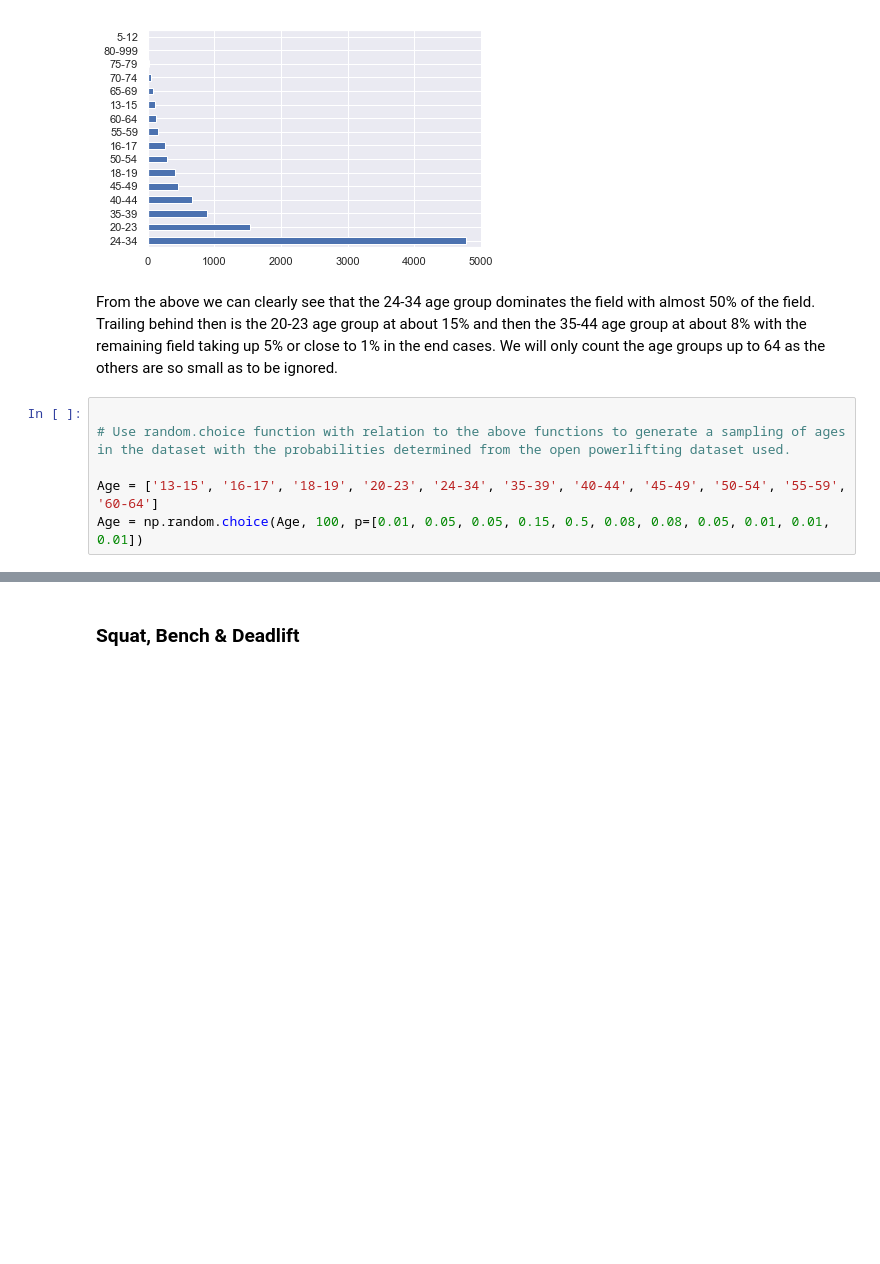
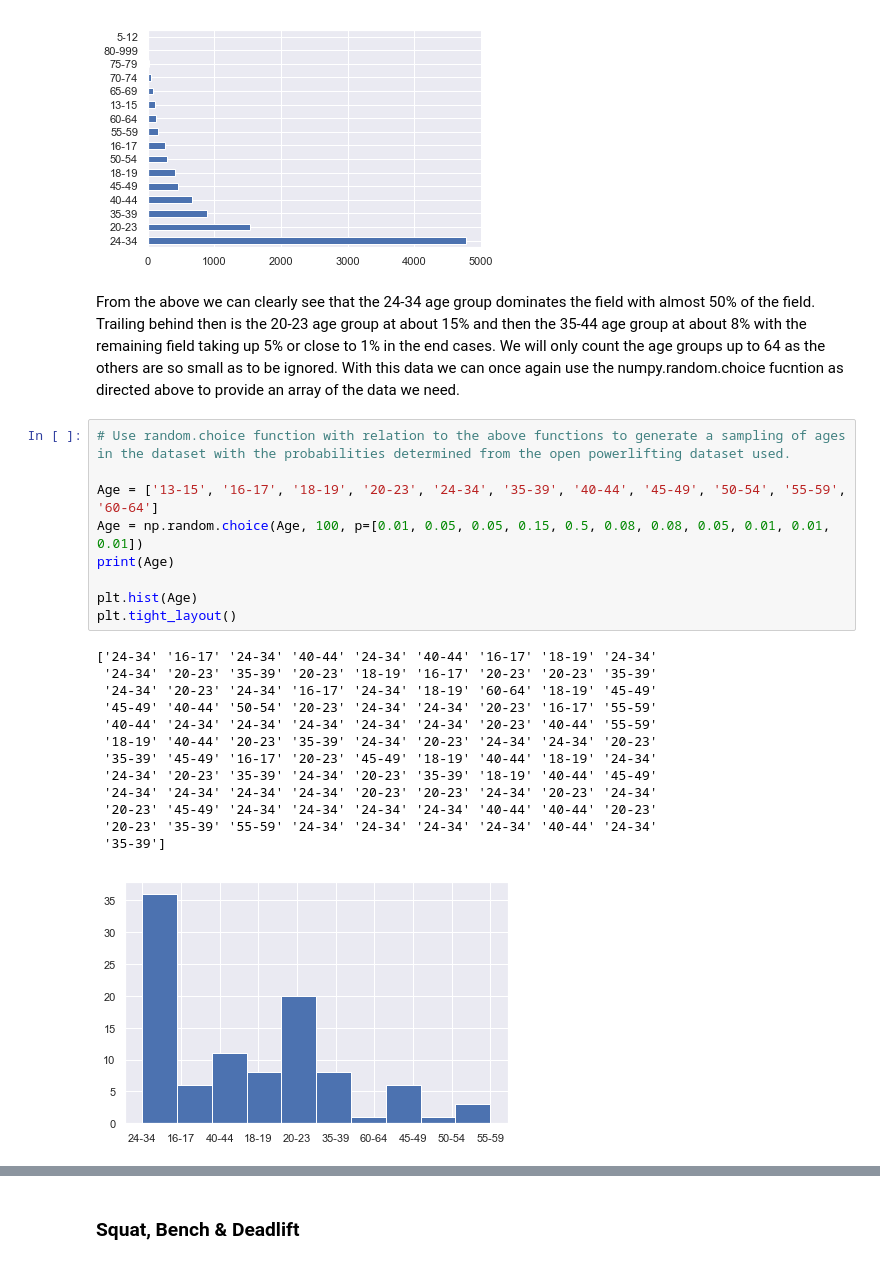
Before and after one commit to IanWafer/Programming-Project, a Jupyter notebook: Simulated Real World Phenomenon.ipynb, the cells around one changed output, grey strips where cells are left out. Saved outputs shown, nothing was run; the diff lists cells and outputs as text; blank space fills up the shorter version.

```diff
--- a/Simulated Real World Phenomenon.ipynb
+++ b/Simulated Real World Phenomenon.ipynb
@@ -99,10 +120,27 @@ df['AgeClass'].value_counts().plot(kind='barh')
 <matplotlib.axes._subplots.AxesSubplot at 0x...>
 [figure]
 # %% [markdown]
-From the above we can clearly see that the 24-34 age group dominates the field with almost 50% of the field. Trailing behind then is the 20-23 age group at about 15% and then the 35-44 age group at about 8% with the remaining field taking up 5% or close to 1% in the end cases. We will only count the age groups up to 64 as the others are so small as to be ignored.
+From the above we can clearly see that the 24-34 age group dominates the field with almost 50% of the field. Trailing behind then is the 20-23 age group at about 15% and then the 35-44 age group at about 8% with the remaining field taking up 5% or close to 1% in the end cases. We will only count the age groups up to 64 as the others are so small as to be ignored. With this data we can once again use the numpy.random.choice fucntion as directed above to provide an array of the data we need.
 # %%
-
 # Use random.choice function with relation to the above functions to generate a sampling of ages in the dataset with the probabilities determined from the open powerlifting dataset used.
 
 Age = ['13-15', '16-17', '18-19', '20-23', '24-34', '35-39', '40-44', '45-49', '50-54', '55-59', '60-64']
 Age = np.random.choice(Age, 100, p=[0.01, 0.05, 0.05, 0.15, 0.5, 0.08, 0.08, 0.05, 0.01, 0.01, 0.01])
+print(Age)
+
+plt.hist(Age)
+plt.tight_layout()
+# %% [output]
+['24-34' '16-17' '24-34' '40-44' '24-34' '40-44' '16-17' '18-19' '24-34'
+ '24-34' '20-23' '35-39' '20-23' '18-19' '16-17' '20-23' '20-23' '35-39'
+ '24-34' '20-23' '24-34' '16-17' '24-34' '18-19' '60-64' '18-19' '45-49'
+ '45-49' '40-44' '50-54' '20-23' '24-34' '24-34' '20-23' '16-17' '55-59'
+ '40-44' '24-34' '24-34' '24-34' '24-34' '24-34' '20-23' '40-44' '55-59'
+ '18-19' '40-44' '20-23' '35-39' '24-34' '20-23' '24-34' '24-34' '20-23'
+ '35-39' '45-49' '16-17' '20-23' '45-49' '18-19' '40-44' '18-19' '24-34'
+ '24-34' '20-23' '35-39' '24-34' '20-23' '35-39' '18-19' '40-44' '45-49'
+ '24-34' '24-34' '24-34' '24-34' '20-23' '20-23' '24-34' '20-23' '24-34'
+ '20-23' '45-49' '24-34' '24-34' '24-34' '24-34' '40-44' '40-44' '20-23'
+ '20-23' '35-39' '55-59' '24-34' '24-34' '24-34' '24-34' '40-44' '24-34'
+ '35-39']
+[figure, added]
```
Also changed, not shown: parts of 9 cells of this notebook.
